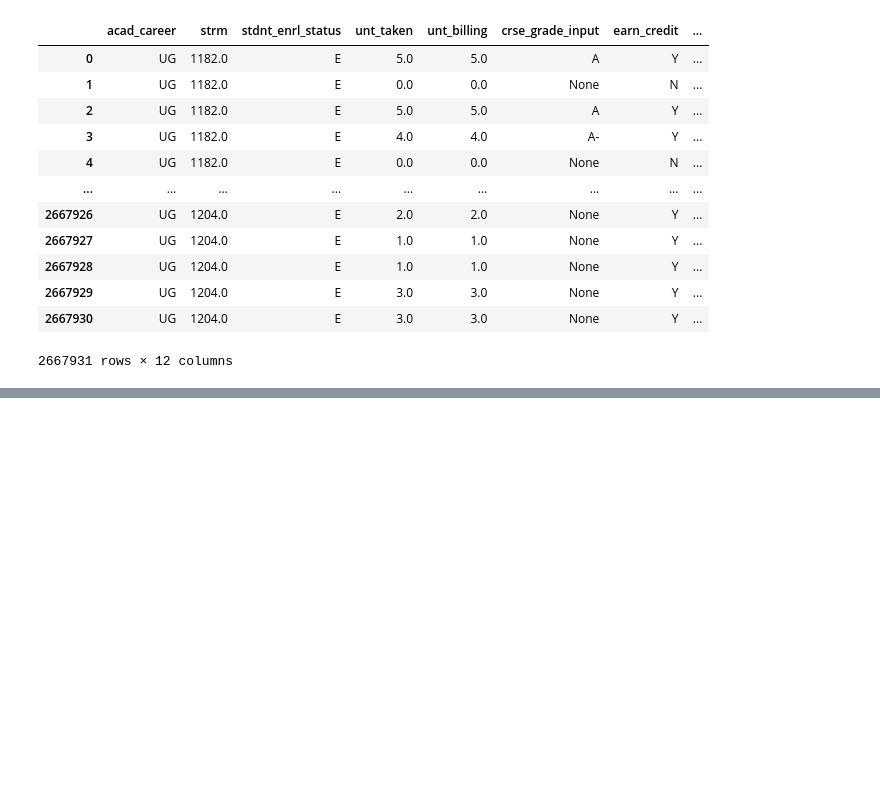
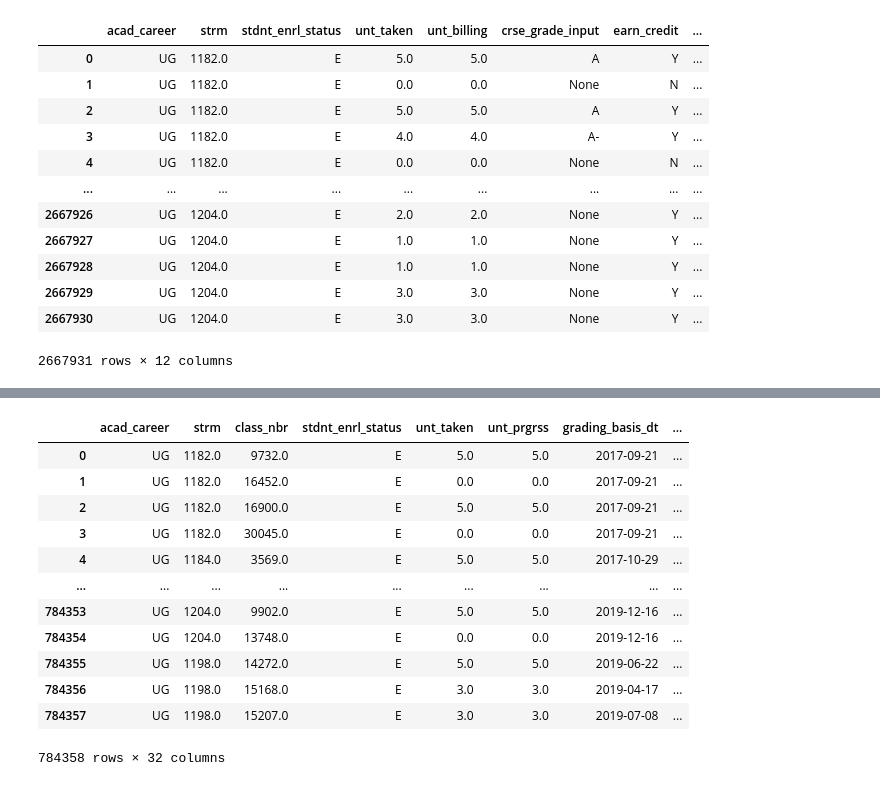
Before and after one commit to gmdavis1/carta-prereqs, a Jupyter notebook: models/cleaning_feather.ipynb, the cells around one changed output, grey strips where cells are left out. Drawn from its saved outputs; the diff is of its cells as text; code cells hidden in the pictures; blank space fills up the shorter version.

```diff
--- a/models/cleaning_feather.ipynb
+++ b/models/cleaning_feather.ipynb
@@ -50,0 +53,5 @@ new_courses_mod
+# %%
+WCC_PATH = "../data/weakly_connected_enrollments.fthr"
+# %%
+wcc_df = pd.read_feather(WCC_PATH)
+wcc_df.columns
@@ -50,0 +67,16 @@ new_courses_mod
+# %%
+wcc_df
+# %% [output]
+|  | acad_career | strm | class_nbr | stdnt_enrl_status | unt_taken | unt_prgrss | grading_basis_dt | ... |
+| 0 | UG | 1182.0 | 9732.0 | E | 5.0 | 5.0 | 2017-09-21 | ... |
+| 1 | UG | 1182.0 | 16452.0 | E | 0.0 | 0.0 | 2017-09-21 | ... |
+| 2 | UG | 1182.0 | 16900.0 | E | 5.0 | 5.0 | 2017-09-21 | ... |
+| 3 | UG | 1182.0 | 30045.0 | E | 0.0 | 0.0 | 2017-09-21 | ... |
+| 4 | UG | 1184.0 | 3569.0 | E | 5.0 | 5.0 | 2017-10-29 | ... |
+| ... | ... | ... | ... | ... | ... | ... | ... | ... |
+| 784353 | UG | 1204.0 | 9902.0 | E | 5.0 | 5.0 | 2019-12-16 | ... |
+| 784354 | UG | 1204.0 | 13748.0 | E | 0.0 | 0.0 | 2019-12-16 | ... |
+| 784355 | UG | 1198.0 | 14272.0 | E | 5.0 | 5.0 | 2019-06-22 | ... |
+| 784356 | UG | 1198.0 | 15168.0 | E | 3.0 | 3.0 | 2019-04-17 | ... |
+| 784357 | UG | 1198.0 | 15207.0 | E | 3.0 | 3.0 | 2019-07-08 | ... |
+784358 rows × 32 columns
```
Also changed, not shown: parts of 5 cells of this notebook, 3 other files.
